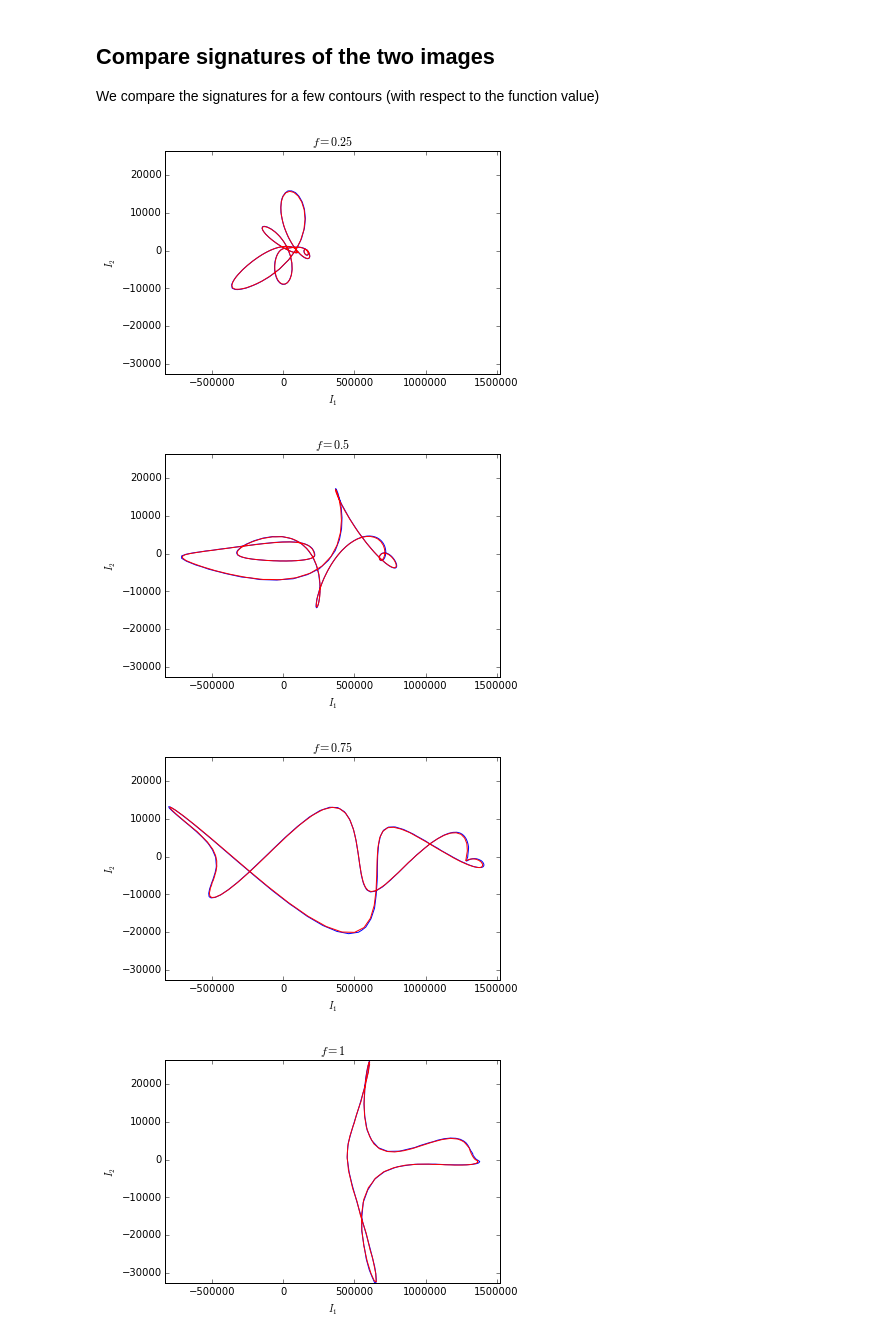
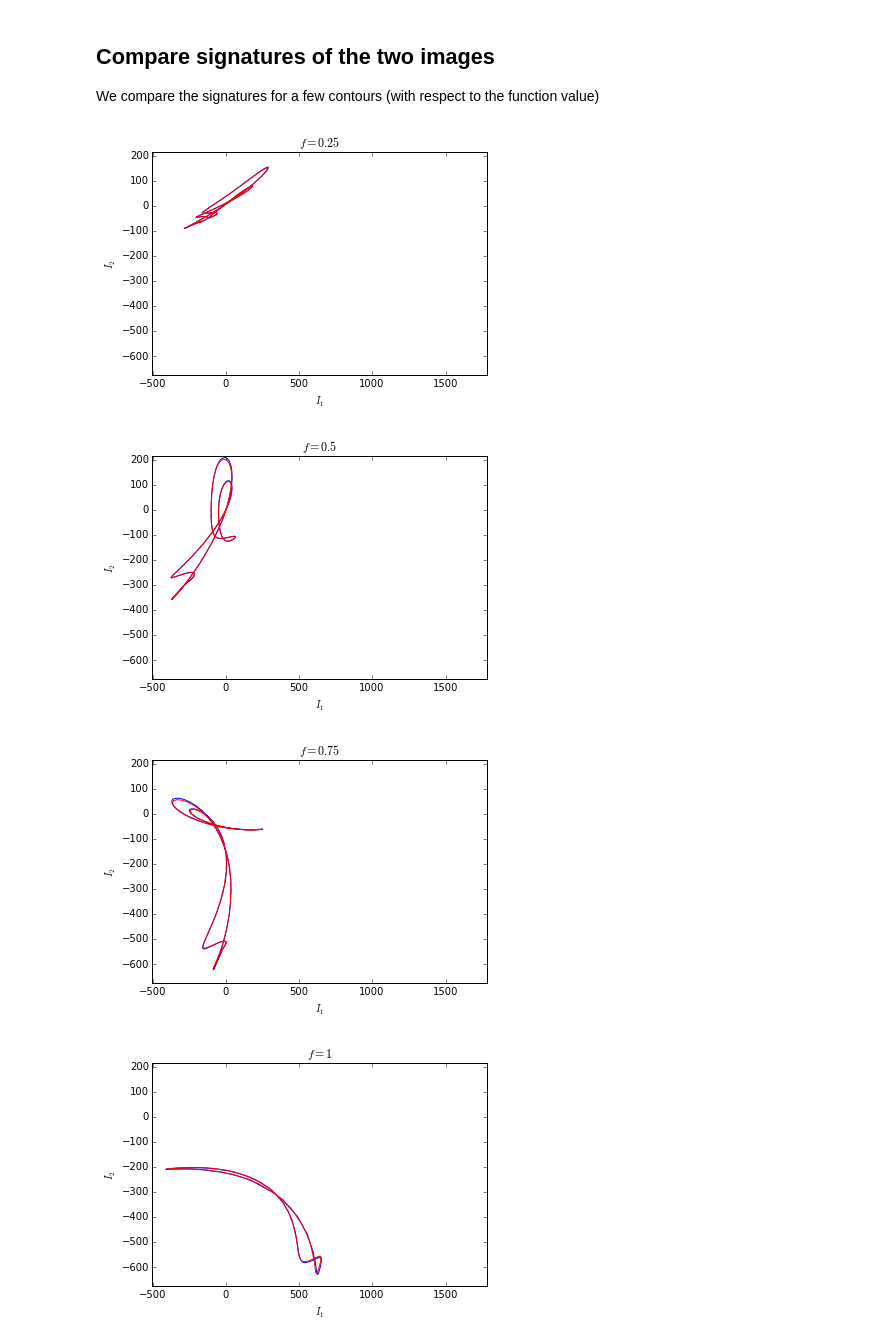
Before and after one commit to rgbrown/invariants, a Jupyter notebook: SA(2) invariant signatures.ipynb, the cells around one changed output. Drawn from its saved outputs; the diff is of its cells as text; code cells hidden in the pictures.

```diff
--- a/SA(2) invariant signatures.ipynb
+++ b/SA(2) invariant signatures.ipynb
@@ -108,22 +99,23 @@ axarr[1].set_xlabel('After transformation')
 ## Compare signatures of the two images
 We compare the signatures for a few contours (with respect to the function value)
 # %%
+%matplotlib inline
 sig0 = SA2transvectants(F0, h)
 sig1 = SA2transvectants(F1, h)
 contour_levels = [0.25, 0.5, 0.75, 1]
 
-i0 = 3
-i1 = 4
+i0 = 1
+i1 = 2
 
 for level in contour_levels:
     plt.figure()
     plt.contour(sig0[i0], sig0[i1], sig0[0], levels=[level], colors='blue')
     plt.contour(sig1[i0], sig1[i1], sig1[0], levels=[level], colors='red')
     plt.xlabel('$I_1$')
     plt.ylabel('$I_2$')
     plt.title('$f = {}$'.format(level))
 # %% [output]
-[figure, old version]
+[figure, new version]
-[figure, old version]
+[figure, new version]
-[figure, old version]
+[figure, new version]
-[figure, old version]
+[figure, new version]
```
Also changed, not shown: parts of 5 cells of this notebook.
